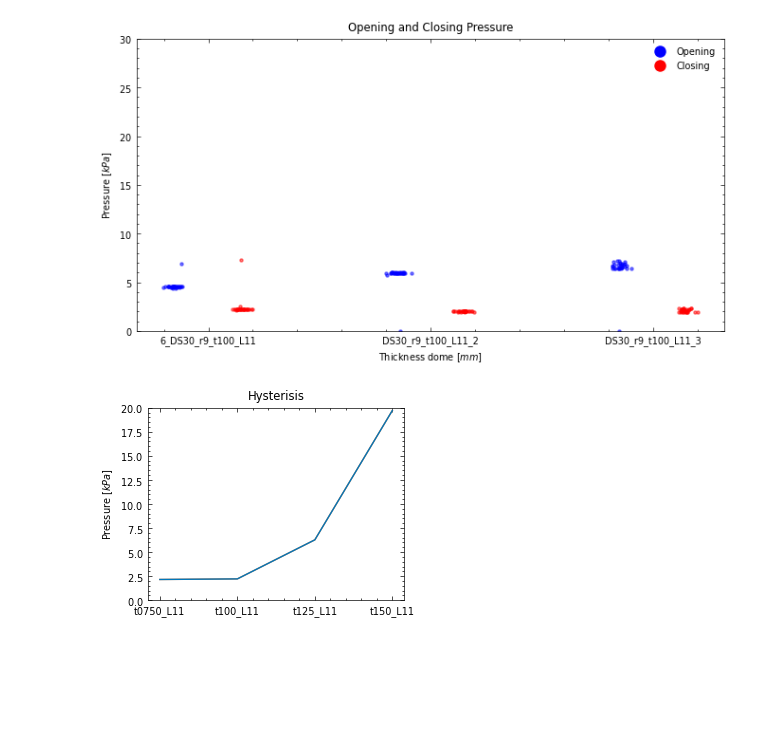
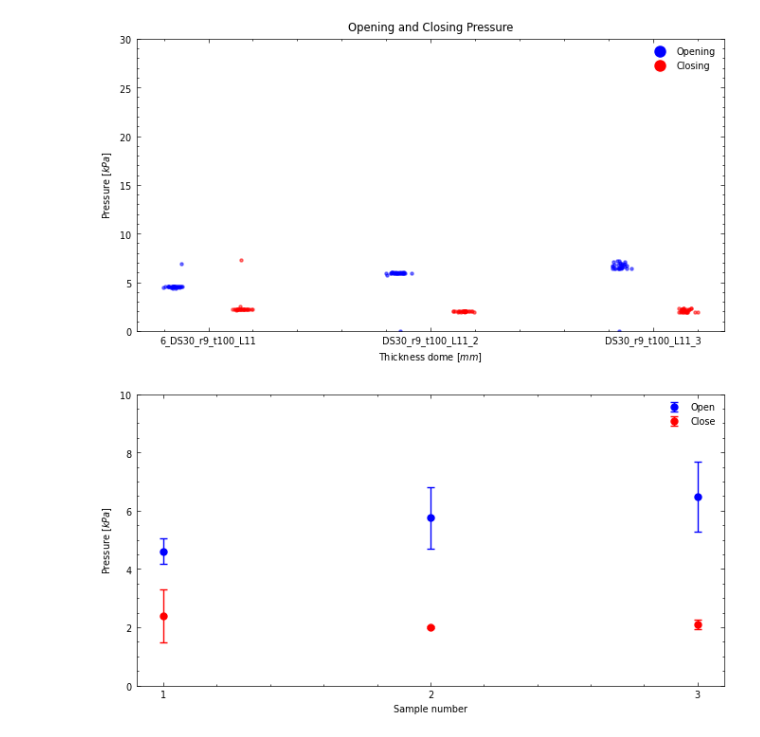
Before and after one commit to Olviel/Thermal_Soft_Robotics, a Jupyter notebook: Thermal_actuation/Experimental/Fluidic/Rothmund_Pressure_release/Valve_leak_test_rothmund_v3.ipynb, the cells around one changed output. Drawn from its saved outputs; the diff is of its cells as text; code cells hidden in the pictures; blank space fills up the shorter version.

Commit message:
added plot for repeatability

```diff
--- a/Thermal_actuation/Experimental/Fluidic/Rothmund_Pressure_release/Valve_leak_test_rothmund_v3.ipynb
+++ b/Thermal_actuation/Experimental/Fluidic/Rothmund_Pressure_release/Valve_leak_test_rothmund_v3.ipynb
@@ -384,16 +384,27 @@ plt.ylim(0,30)
 plt.show()
 # %% [output]
 [figure]
-# %%
-Hysteresis = [np.mean(po) - np.mean(pc) for po, pc in zip(P_open, P_close)]
-
-plt.plot(Hysteresis)
-tick_positions = range(len(sample_names_after_t))
-plt.xticks(tick_positions, sample_names_after_t)
-plt.ylabel('Pressure [$kPa$]')
-plt.title('Hysterisis')
-plt.ylim(0,20)
-plt.grid()
-plt.show()
-# %% [output]
-[figure, removed]
+# %%
+fig, ax = plt.subplots(figsize=(8,4))  # Set figure size here
+for i, (open_data,close_data) in enumerate(zip(P_open,P_close)):
+    open_avg = np.mean(open_data)
+    close_avg = np.mean(close_data)
+    open_std = np.std(open_data)
+    close_std = np.std(close_data)
+
+    if i==0:
+        ax.errorbar(open_positions[i], open_avg, yerr=open_std, fmt='o', color='blue', markersize=5, capsize=3,label='Open')
+        ax.errorbar(open_positions[i], close_avg, yerr=close_std, fmt='o', color='red', markersize=5, capsize=3,label='Close')
+    else:
+        ax.errorbar(open_positions[i], open_avg, yerr=open_std, fmt='o', color='blue', markersize=5, capsize=3)
+        ax.errorbar(open_positions[i], close_avg, yerr=close_std, fmt='o', color='red', markersize=5, capsize=3)
+
+sample_names = ['1','2','3']
+plt.xticks(open_positions,sample_names)
+plt.xlabel('Sample number')
+plt.ylabel('Pressure [$kPa$]')
+plt.legend()
+ax.set_ylim(0,10)
+plt.show()
+# %% [output]
+[figure, added]
```
